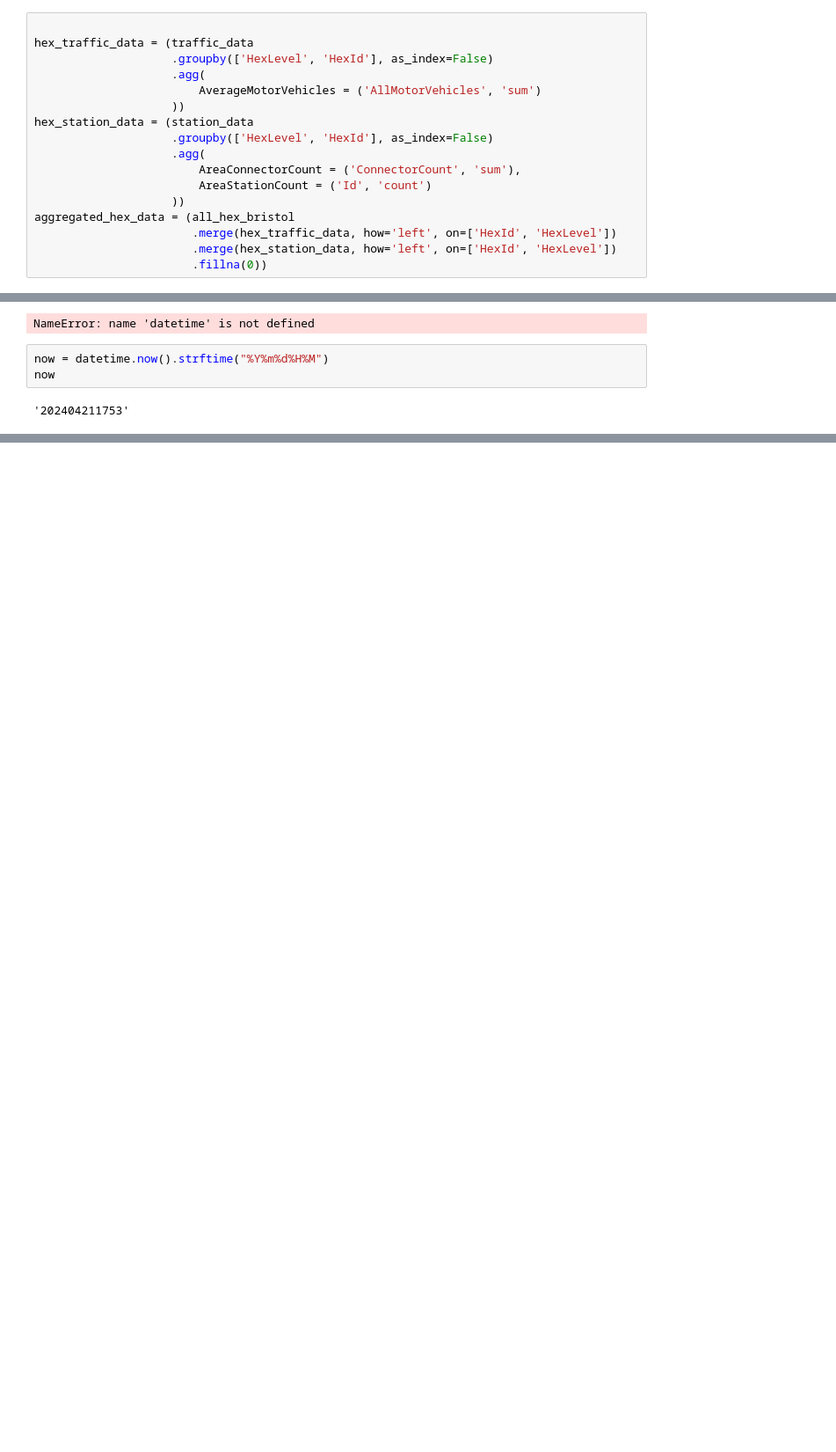
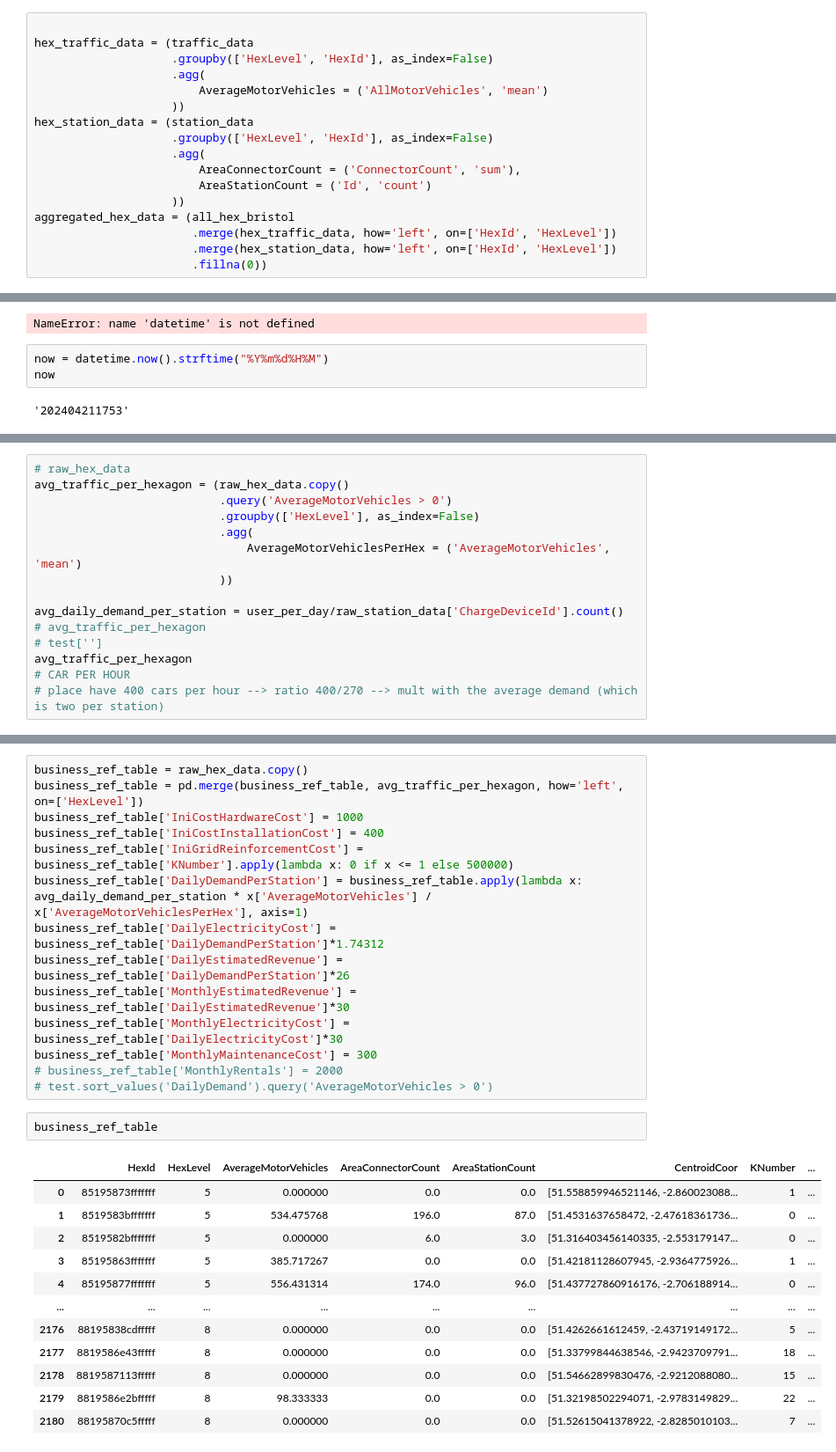
Before and after one commit to chrisdo23/electrical_vehicle_project_igp, a Jupyter notebook: simulation/simulation_testing.ipynb, the cells around one changed output, grey strips where cells are left out. Shown: that part at 88% size. Drawn from its saved outputs; the diff is of its cells as text; blank space fills up the shorter version.

```diff
--- a/simulation/simulation_testing.ipynb
+++ b/simulation/simulation_testing.ipynb
@@ -411,7 +411,7 @@ all_hex_bristol = to_camel_case(all_hex_bristol)
 hex_traffic_data = (traffic_data
                     .groupby(['HexLevel', 'HexId'], as_index=False)
                     .agg(
-                        AverageMotorVehicles = ('AllMotorVehicles', 'sum')
+                        AverageMotorVehicles = ('AllMotorVehicles', 'mean')
                     ))
 hex_station_data = (station_data
                     .groupby(['HexLevel', 'HexId'], as_index=False)
@@ -816,0 +821,15 @@ env.run()
+# %%
+# raw_hex_data
+avg_traffic_per_hexagon = (raw_hex_data.copy()
+                           .query('AverageMotorVehicles > 0')
+                           .groupby(['HexLevel'], as_index=False)
+                           .agg(
+                               AverageMotorVehiclesPerHex = ('AverageMotorVehicles', 'mean')
+                           ))
+
+avg_daily_demand_per_station = user_per_day/raw_station_data['ChargeDeviceId'].count()
+# avg_traffic_per_hexagon
+# test['']
+avg_traffic_per_hexagon
+# CAR PER HOUR
+# place have 400 cars per hour --> ratio 400/270 --> mult with the average demand (which is two per station)
@@ -816,0 +842,29 @@ env.run()
+# %%
+business_ref_table = raw_hex_data.copy()
+business_ref_table = pd.merge(business_ref_table, avg_traffic_per_hexagon, how='left', on=['HexLevel'])
+business_ref_table['IniCostHardwareCost'] = 1000
+business_ref_table['IniCostInstallationCost'] = 400
+business_ref_table['IniGridReinforcementCost'] = business_ref_table['KNumber'].apply(lambda x: 0 if x <= 1 else 500000)
+business_ref_table['DailyDemandPerStation'] = business_ref_table.apply(lambda x: avg_daily_demand_per_station * x['AverageMotorVehicles'] / x['AverageMotorVehiclesPerHex'], axis=1)
+business_ref_table['DailyElectricityCost'] = business_ref_table['DailyDemandPerStation']*1.74312
+business_ref_table['DailyEstimatedRevenue'] = business_ref_table['DailyDemandPerStation']*26
+business_ref_table['MonthlyEstimatedRevenue'] = business_ref_table['DailyEstimatedRevenue']*30
+business_ref_table['MonthlyElectricityCost'] = business_ref_table['DailyElectricityCost']*30
+business_ref_table['MonthlyMaintenanceCost'] = 300
+# business_ref_table['MonthlyRentals'] = 2000
+# test.sort_values('DailyDemand').query('AverageMotorVehicles > 0')
+# %%
+business_ref_table
+# %% [output]
+|  | HexId | HexLevel | AverageMotorVehicles | AreaConnectorCount | AreaStationCount | CentroidCoor | KNumber | ... |
+| 0 | 85195873fffffff | 5 | 0.000000 | 0.0 | 0.0 | [51.558859946521146, -2.860023088... | 1 | ... |
+| 1 | 8519583bfffffff | 5 | 534.475768 | 196.0 | 87.0 | [51.4531637658472, -2.47618361736... | 0 | ... |
+| 2 | 8519582bfffffff | 5 | 0.000000 | 6.0 | 3.0 | [51.316403456140335, -2.553179147... | 0 | ... |
+| 3 | 85195863fffffff | 5 | 385.717267 | 0.0 | 0.0 | [51.42181128607945, -2.9364775926... | 1 | ... |
+| 4 | 85195877fffffff | 5 | 556.431314 | 174.0 | 96.0 | [51.437727860916176, -2.706188914... | 0 | ... |
+| ... | ... | ... | ... | ... | ... | ... | ... | ... |
+| 2176 | 88195838cdfffff | 8 | 0.000000 | 0.0 | 0.0 | [51.4262661612459, -2.43719149172... | 5 | ... |
+| 2177 | 8819586e43fffff | 8 | 0.000000 | 0.0 | 0.0 | [51.33799844638546, -2.9423709791... | 18 | ... |
+| 2178 | 8819587113fffff | 8 | 0.000000 | 0.0 | 0.0 | [51.54662899830476, -2.9212088080... | 15 | ... |
+| 2179 | 8819586e2bfffff | 8 | 98.333333 | 0.0 | 0.0 | [51.32198502294071, -2.9783149829... | 22 | ... |
+| 2180 | 88195870c5fffff | 8 | 0.000000 | 0.0 | 0.0 | [51.52615041378922, -2.8285010103... | 7 | ... |
```
Also changed, not shown: parts of 7 cells of this notebook, 12 other files.
